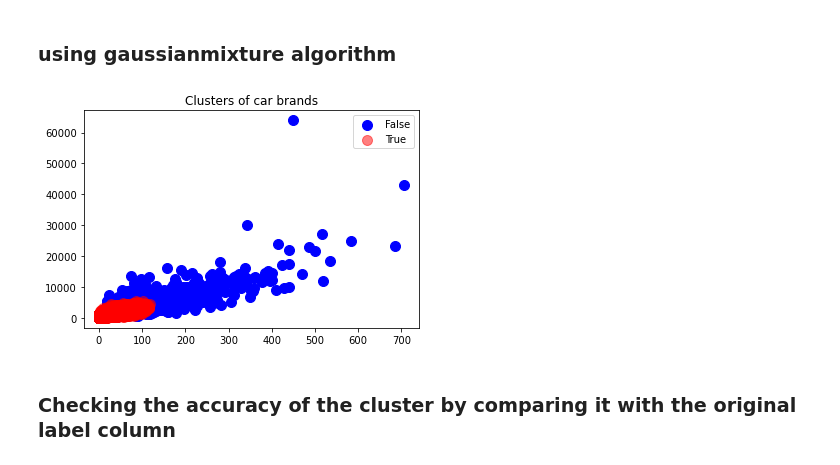
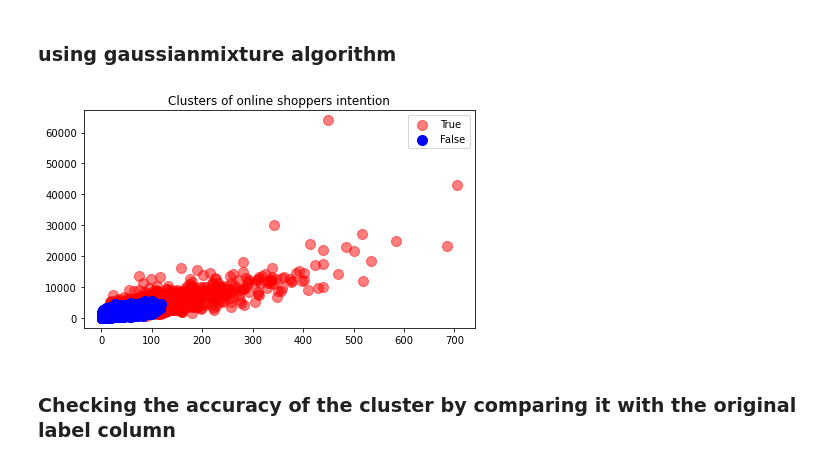
Before and after one commit to sylvas-j/ML, a Jupyter notebook: Tensorflow_works/cars_brand_clustering.ipynb, the cells around one changed output. Saved outputs shown, nothing was run; the diff lists cells and outputs as text; code cells hidden in the pictures.

```diff
--- a/Tensorflow_works/cars_brand_clustering.ipynb
+++ b/Tensorflow_works/cars_brand_clustering.ipynb
@@ -181,25 +227,25 @@ plt.show()
 # %% [markdown]
 ### using gaussianmixture algorithm
 # %%
-# Applying k-means to the cars dataset
-# kmeans = KMeans(n_clusters=3,init='k-means++',max_iter=300,n_init=10,random_state=0)
-# kmeans = KMeans(n_clusters=3,init='k-means++',max_iter=100,random_state=0)
 gausmix = GaussianMixture(n_components=2)
 
 y_gausmix = gausmix.fit_predict(X)
 
 # X = X.to_numpy()
 
 # Visualising the clusters
+plt.figure(figsize=(7, 4))
+plt.scatter(X[y_gausmix == 1, 0], X[y_gausmix == 1,1],s=100,c='red',label='True', alpha=.5)
+
 plt.scatter(X[y_gausmix == 0, 0], X[y_gausmix == 0,1],s=100,c='blue',label='False', alpha=1)
-plt.scatter(X[y_gausmix == 1, 0], X[y_gausmix == 1,1],s=100,c='red',label='True', alpha=.5)
+# plt.scatter(X[y_gausmix == 1, 0], X[y_gausmix == 1,1],s=100,c='red',label='True', alpha=.5)
 # plt.scatter(X[y_gausmix == 2, 0], X[y_gausmix == 2,1],s=100,c='green',label='Europe')
 # plt.scatter(kmeans.cluster_centers_[:,0],kmeans.cluster_centers_[:,1],s=300,c='yellow',label='Centroids')
-plt.title('Clusters of car brands')
+plt.title('Clusters of online shoppers intention')
 plt.legend()
 plt.show()
 # %% [output]
-[figure, old version]
+[figure, new version]
 # %% [markdown]
 ### Checking the accuracy of the cluster by comparing it with the original label column
 # %%
```
Also changed, not shown: parts of 13 cells of this notebook, 3 other files.
